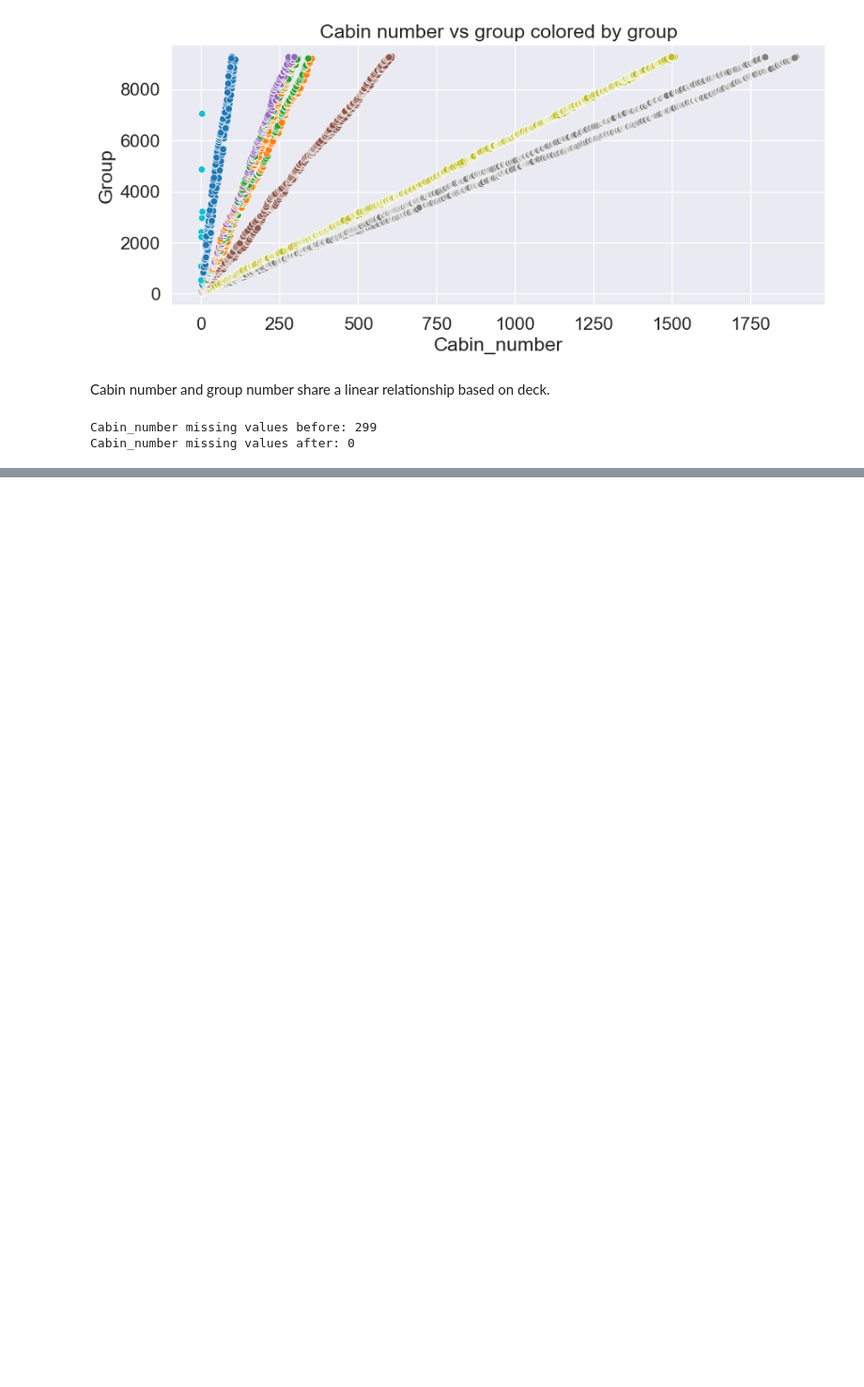
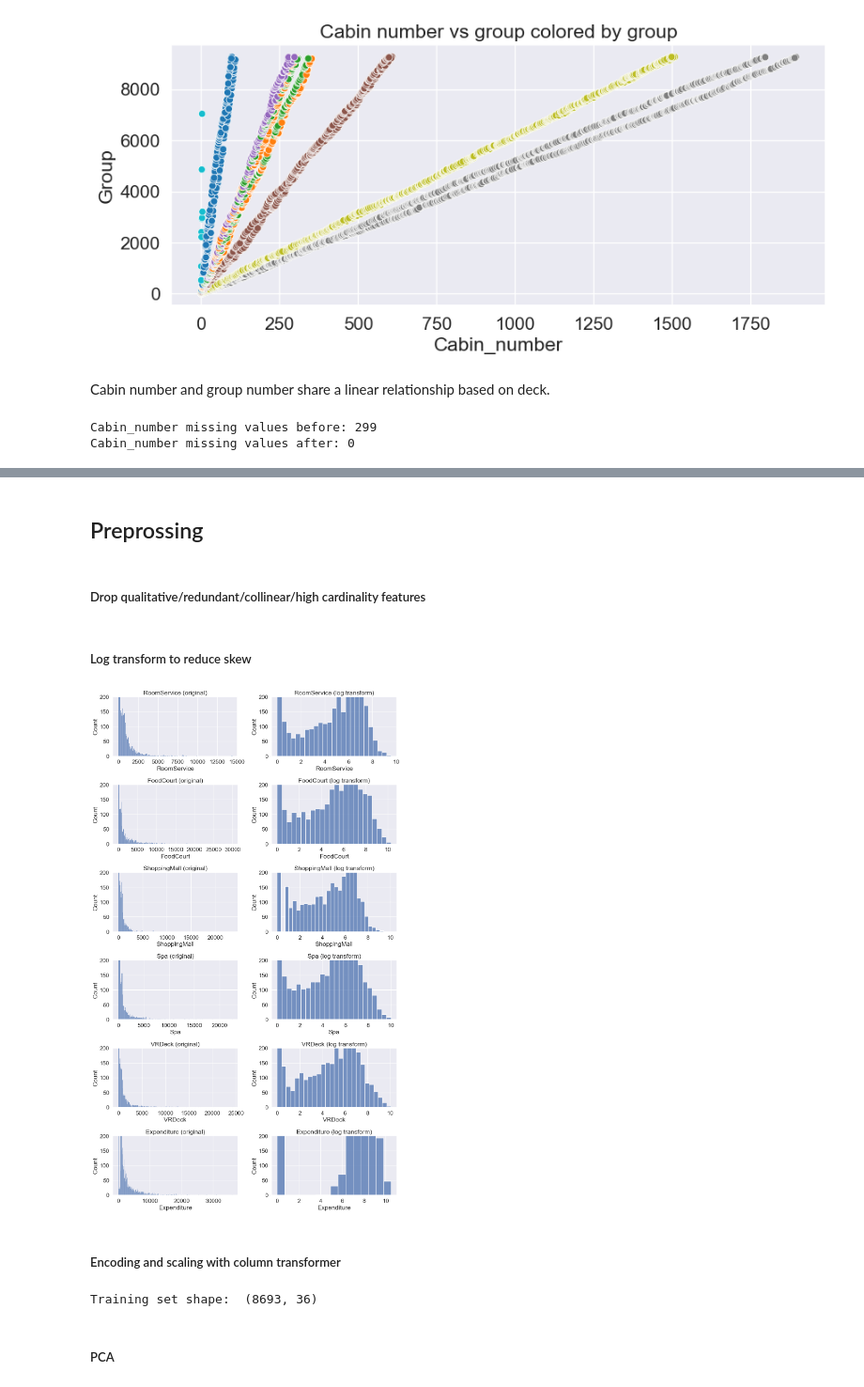
Before and after one commit to PdAlbedo/Spaceship_Titanic, a Jupyter notebook: Spaceship_Practice_Guide.ipynb, the cells around one changed output, grey strips where cells are left out. Shown at 94% size. Cells and saved outputs as stored; diff of their text form; code cells hidden in the pictures; blank space fills up the shorter version.

Commit message:
Data preprocessed

```diff
--- a/Spaceship_Practice_Guide.ipynb
+++ b/Spaceship_Practice_Guide.ipynb
@@ -880,0 +995,10 @@ Cabin_number missing values after: 0
+# %%
+E_before = data[exp_fea].isna().sum().sum()
+
+for col in exp_fea:
+    na_rows = data.loc[data[col].isna(), col].index
+    data.loc[data[col].isna(), col] = data.groupby(['HomePlanet', 'Solo', 'Age_group'])[col].transform(lambda x: x.fillna(x.mean()))[na_rows]
+
+
+print('Expenditure missing values before:', E_before)
+print('Expenditure missing values after:', data[exp_fea].isna().sum().sum())
@@ -880,0 +1008,3 @@ Cabin_number missing values after: 0
+# %%
+data['Expenditure'] = data[exp_fea].sum(axis = 1)
+data['No_spending'] = (data['No_spending'] == 0).astype(int)
@@ -880,0 +1031,57 @@ Cabin_number missing values after: 0
+# %% [markdown]
+## Preprossing
+# %%
+X_train = data[data['PassengerId'].isin(train['PassengerId'].values)].copy()
+X_test = data[data['PassengerId'].isin(test['PassengerId'].values)].copy()
+# %% [markdown]
+##### Drop qualitative/redundant/collinear/high cardinality features
+# %%
+X_train.drop(['PassengerId', 'Group', 'Group_size', 'Age_group', 'Cabin_number'], axis = 1, inplace = True)
+X_test.drop(['PassengerId', 'Group', 'Group_size', 'Age_group', 'Cabin_number'], axis = 1, inplace = True)
+# %% [markdown]
+##### Log transform to reduce skew
+# %%
+fig = plt.figure(figsize = (12, 20))
+
+for i, col in enumerate(['RoomService', 'FoodCourt', 'ShoppingMall', 'Spa', 'VRDeck', 'Expenditure']):
+    plt.subplot(6, 2, i * 2 + 1)
+    sns.histplot(X_train[col], binwidth = 100)
+    plt.ylim([0, 200])
+    plt.title(f'{col} (original)')
+
+    plt.subplot(6, 2, i * 2 + 2)
+    sns.histplot(np.log(1 + X_train[col]))
+    plt.ylim([0, 200])
+    plt.title(f'{col} (log transform)')
+
+fig.tight_layout()
+plt.show()
+# %% [output]
+[figure, added]
+# %% [markdown]
+##### Encoding and scaling with column transformer
+# %%
+# Indentify numberical and categorical columns
+numerical_cols = [i for i in X_train.columns if X_train[i].dtype in ['int64', 'float64']]
+categorical_cols = [i for i in X_train.columns if X_train[i].dtype == 'object']
+
+# Scale numerical data to have mean = 0 and variance = 1
+numerical__transformer = Pipeline(steps = [('scaler', StandardScaler())])
+
+# One-hot encode categorical data
+categorical_transformer = Pipeline(steps = [('onehot', OneHotEncoder(drop = 'if_binary', handle_unknown = 'ignore', sparse = False))])
+
+# Combine preprocessing
+ct = ColumnTransformer(
+    transformers = [('num', numerical__transformer, numerical_cols),
+                    ('cat', categorical_transformer, categorical_cols)],
+    remainder = 'passthrough')
+
+X_train = ct.fit_transform(X_train)
+X_test = ct.fit_transform(X_test)
+
+print('Training set shape: ', X_train.shape)
+# %% [output]
+Training set shape:  (8693, 36)
+# %% [markdown]
+##### PCA
```
Also changed, not shown: parts of 24 cells of this notebook.
